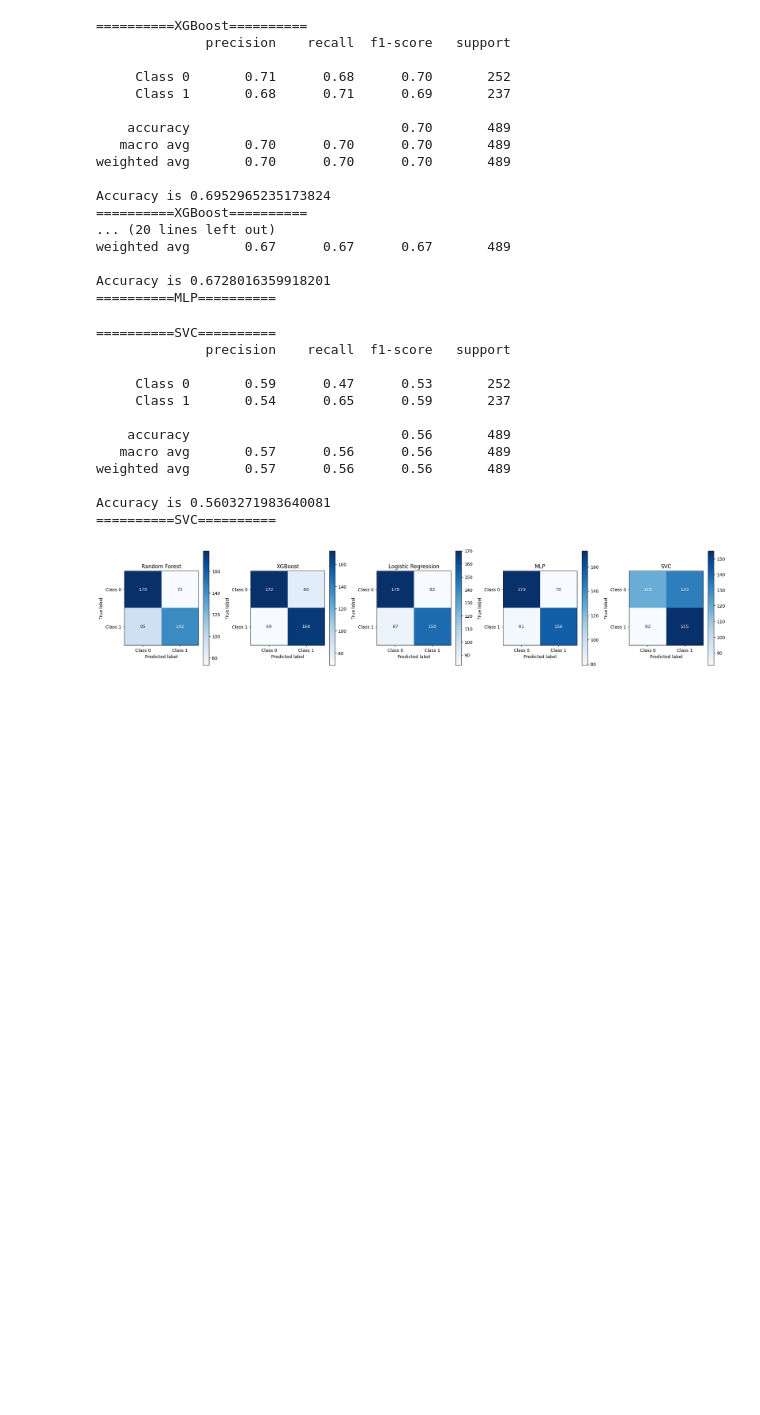
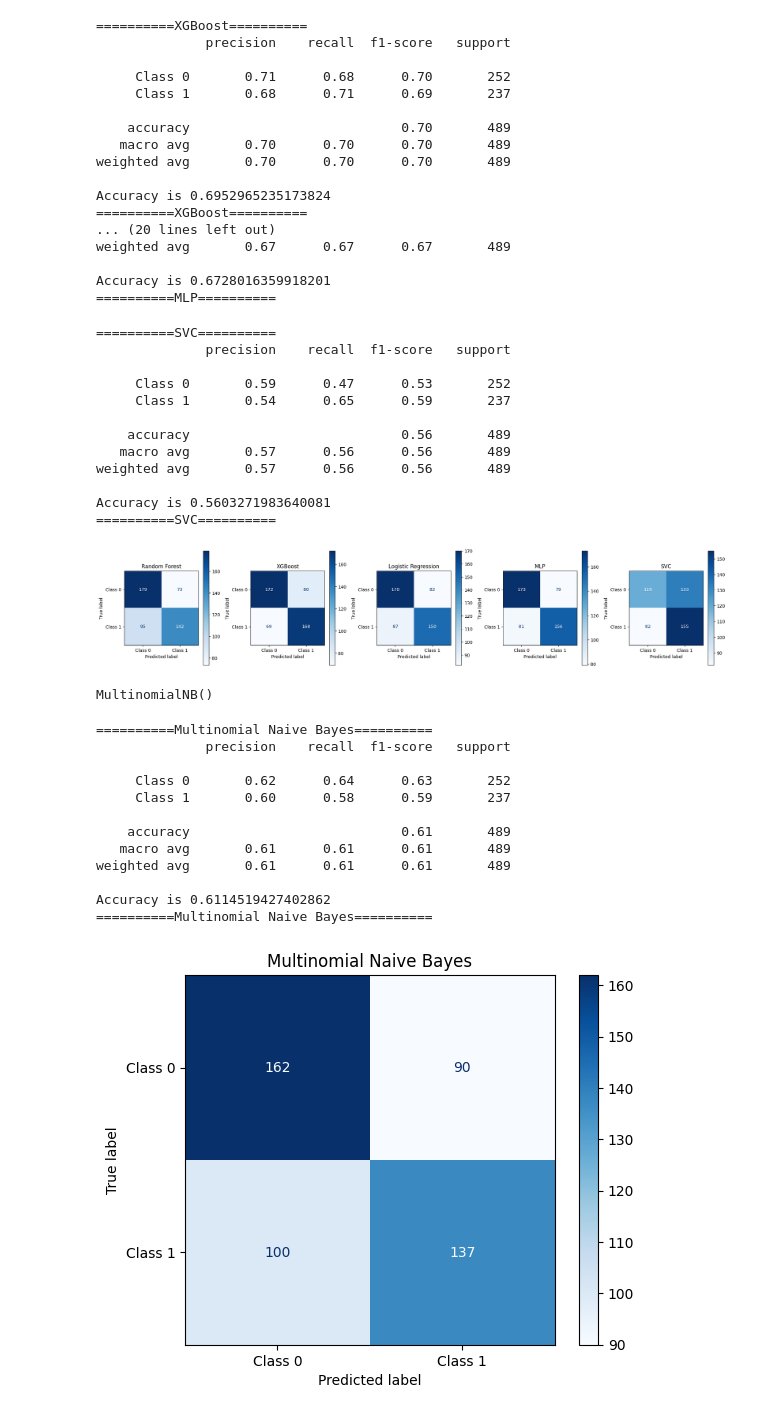
Before and after one commit to A-Rush-R/CS771-Mini-Project, a Jupyter notebook: text_seq/onehot.ipynb, the cells around one changed output. Drawn from its saved outputs; the diff is of its cells as text; code cells hidden in the pictures; blank space fills up the shorter version.

Commit message:
onehot-naive-bayes

```diff
--- a/text_seq/onehot.ipynb
+++ b/text_seq/onehot.ipynb
@@ -109,3 +109,27 @@ weighted avg       0.57      0.56      0.56       489
 Accuracy is 0.5603271983640081
 ==========SVC==========
 [figure]
+# %%
+from sklearn.naive_bayes import MultinomialNB
+
+model = MultinomialNB()
+model.fit(x_train, y_train)
+y_pred_mnb = model.predict(x_valid)
+# %% [output]
+MultinomialNB()
+# %%
+evaluate_predictions(y_valid, y_pred_mnb, 'Multinomial Naive Bayes')
+# %% [output]
+==========Multinomial Naive Bayes==========
+              precision    recall  f1-score   support
+
+     Class 0       0.62      0.64      0.63       252
+     Class 1       0.60      0.58      0.59       237
+
+    accuracy                           0.61       489
+   macro avg       0.61      0.61      0.61       489
+weighted avg       0.61      0.61      0.61       489
+
+Accuracy is 0.6114519427402862
+==========Multinomial Naive Bayes==========
+[figure, added]
```
